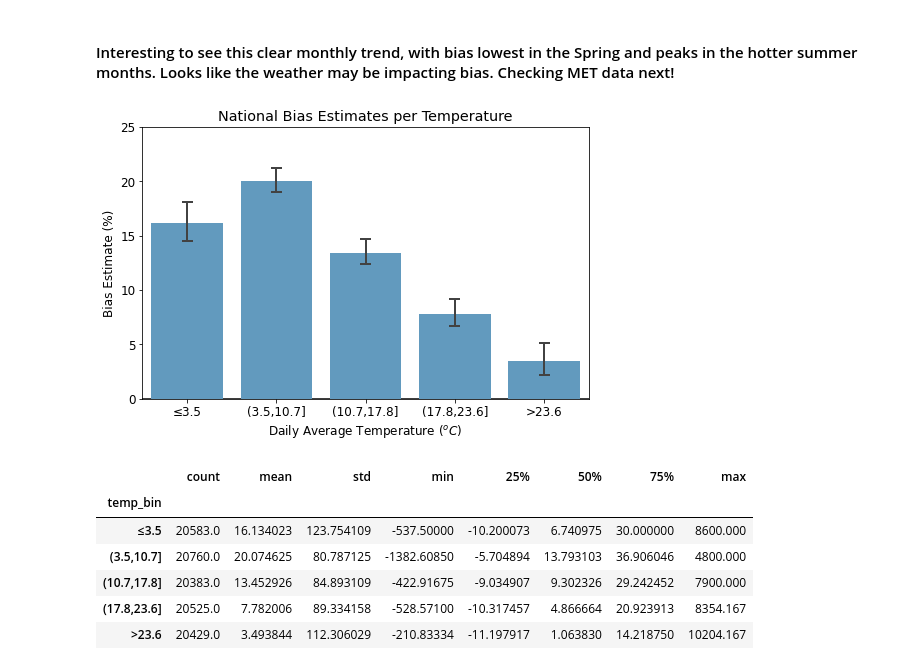
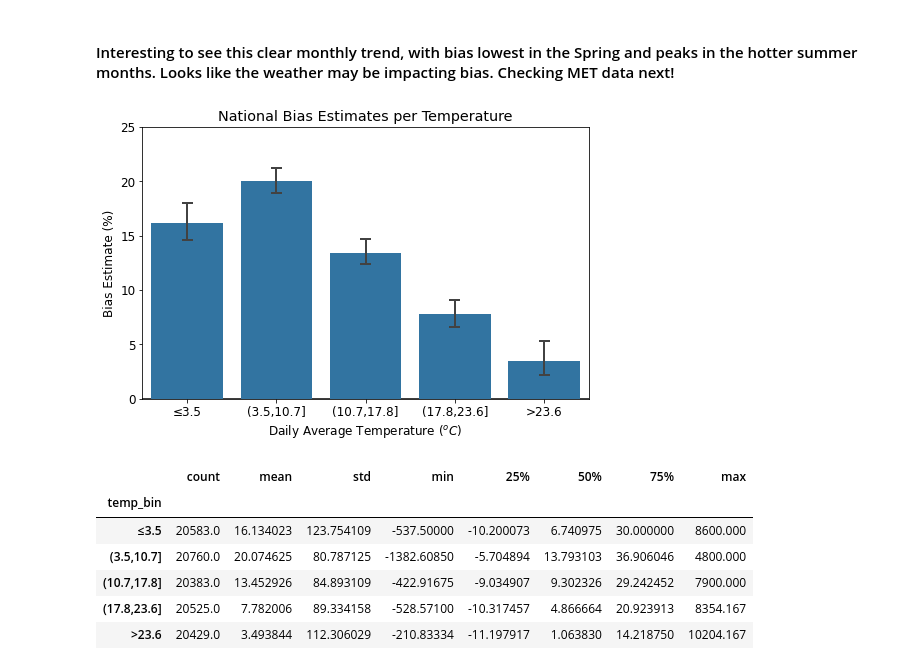
Before and after one commit to bseay40/Analyzing-Continuous-vs-Gravimetric-PM2.5-Monitor-Concentrations, a Jupyter notebook: cont_v_grav_pm25_monitors.ipynb, the cells around one changed output. Drawn from its saved outputs; the diff is of its cells as text; code cells hidden in the pictures.

```diff
--- a/cont_v_grav_pm25_monitors.ipynb
+++ b/cont_v_grav_pm25_monitors.ipynb
@@ -773,3 +773,8 @@ frm_vs_fem = frm_vs_fem.astype({'arithmetic_mean_a':'float64','arithmetic_mean_b
 # %%
 # Save the dataset
 frm_vs_fem.to_csv('frm_vs_fem.csv',sep='|',index=False)
+# %%
+#temp
+frm_vs_fem = pd.read_csv('frm_vs_fem.csv',sep='|')
+frm_vs_fem['date_local'] = pd.to_datetime(frm_vs_fem.date_local)
+frm_vs_fem.info()
@@ -1322,24 +1345,24 @@ frm_vs_fem.groupby(frm_vs_fem.date_local.dt.month).pd.describe()
 # %%
 # Explore the MET data relationship w/ PD
 # Start w/ temperature.
 
 # First create a range of temperature values to serve as the bins
 bins = list(frm_vs_fem.tavg.quantile([0,0.2,0.4,0.6,0.8,1]).values)
 bin_name = ['≤3.5','(3.5,10.7]','(10.7,17.8]','(17.8,23.6]','>23.6']
 frm_vs_fem['temp_bin'] = pd.cut(frm_vs_fem['tavg'], bins, labels=bin_name)
 
 # Now plot it
 plt.figure(figsize=[8,5])
-base_color = sns.color_palette()[3]
+base_color = sns.color_palette()[0]
 sns.barplot(data=frm_vs_fem,x='temp_bin',y='pd',
             ci=95,errwidth=2,capsize=0.1,color=base_color)
 plt.title('National Bias Estimates per Temperature')
 plt.ylabel('Bias Estimate (%)')
 plt.xlabel('Daily Average Temperature (${^o}C$)')
 plt.axhline(y=0,color='black',zorder=0)
 plt.ylim([-0,25]);
 # %% [output]
-[figure, old version]
+[figure, new version]
 # %%
 frm_vs_fem.groupby('temp_bin').pd.describe()
 # %% [output]
```
Also changed, not shown: parts of 13 cells of this notebook, 3 other files.
